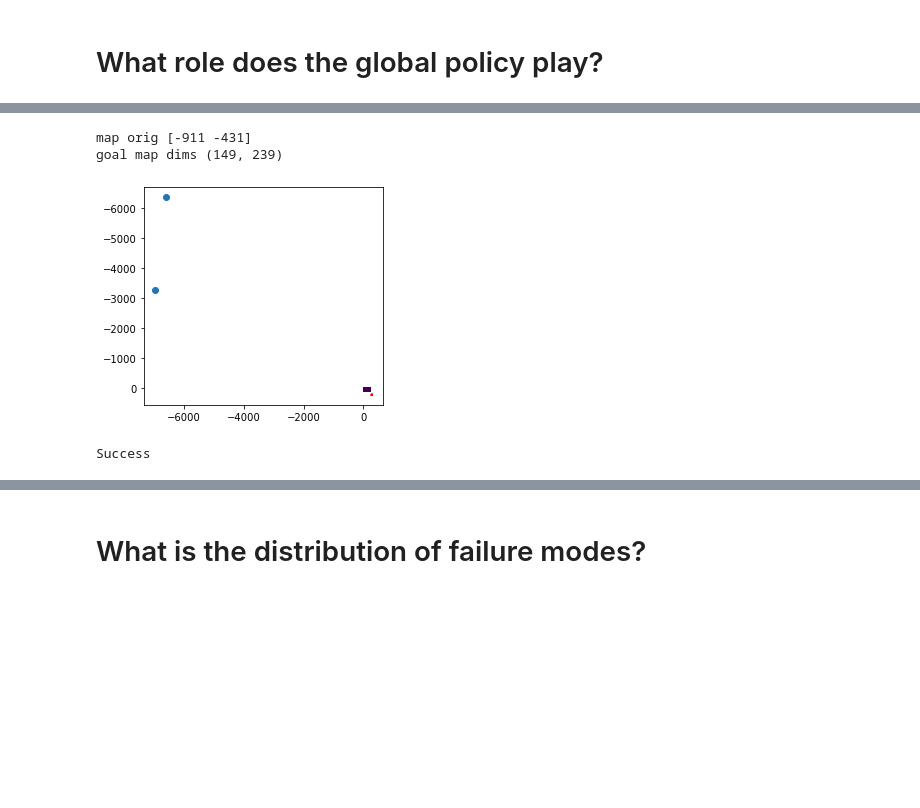
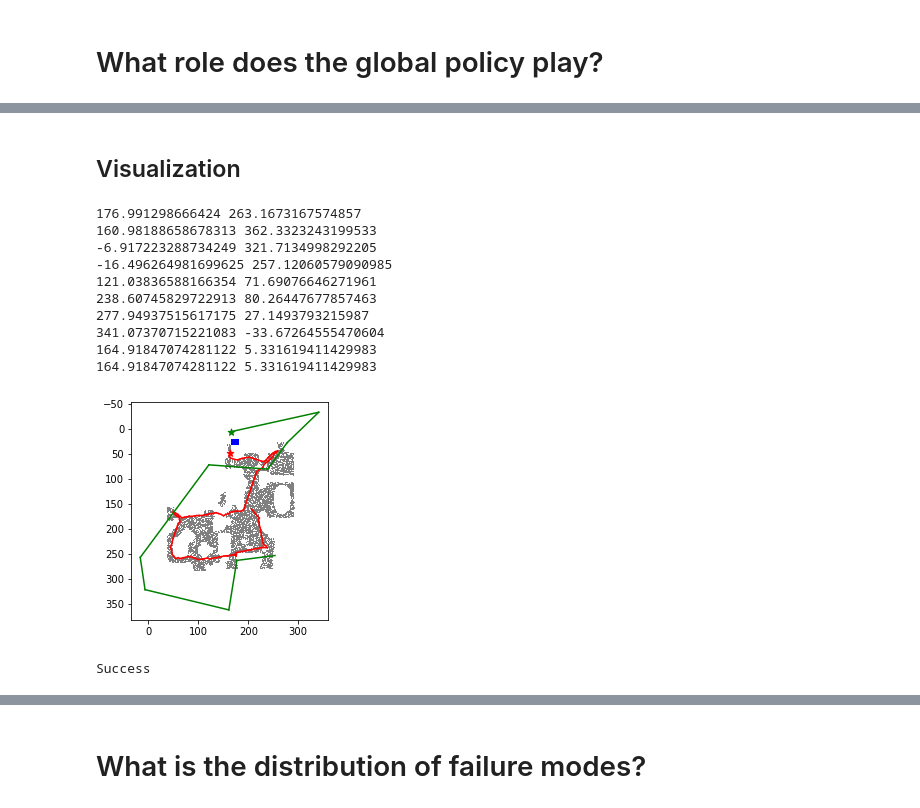
Before and after one commit to rish-raghu/Object-Goal-Navigation, a Jupyter notebook: Analysis.ipynb, the cells around one changed output, grey strips where cells are left out. Cells and saved outputs as stored; diff of their text form; code cells hidden in the pictures; blank space fills up the shorter version.

```diff
--- a/Analysis.ipynb
+++ b/Analysis.ipynb
@@ -187,7 +243,0 @@ def render_goals(episode_idx):
-# %%
-sem_map = render_goals(4)
-#print(np.sum(sem_map==4))
-#cmap = colors.ListedColormap(['white', 'blue', 'red'])
-#bounds=[-1,1,3,5]
-#norm = colors.BoundaryNorm(bounds, cmap.N)
-#plt.imshow(sem_map, cmap=cmap)
@@ -214,7 +244,52 @@ Success
+# %% [markdown]
+## Visualization
+# %%
+def render_episode(episode_idx, render_goals=False):
+    episode = episode_data[episode_idx]
+    scene = episode["scene_id"][16:-4]
+
+    sem_map = dataset_info[scene][episode["floor_id"]]["sem_map"]
+    render_map = np.zeros_like(sem_map[0])
+    goal_map = sem_map[episode["object_id"]+1].astype(int)
+    trav_map = sem_map[0].astype(int)
+    render_map[trav_map==1] = 1
+    render_map[goal_map==1] = 2
+
+    cmap = colors.ListedColormap(['white','gray','blue'])
+    plt.imshow(render_map, cmap=cmap)
+
+    prev_x, prev_y = global_to_gt_point(episode["positions"][0][1], episode["positions"][0][0], episode)
+    for step in range(1, len(episode["positions"])):
+        next_x, next_y = global_to_gt_point(episode["positions"][step][1], episode["positions"][step][0], episode)
+        plt.plot([prev_x, next_x], [prev_y, next_y], color="red")
+        prev_x, prev_y = next_x, next_y
+    plt.scatter(prev_x, prev_y, marker="*", color="red", s=50)
+
+    if render_goals and len(episode["policy_goals"]):
+        prev_x, prev_y = global_to_gt_point(episode["policy_goals"][0][0][1], episode["policy_goals"][0][0][0], episode)
+        for step in range(1, len(episode["policy_goals"])):
+            next_x, next_y = global_to_gt_point(episode["policy_goals"][step][0][1], episode["policy_goals"][step][0][0], episode)
+            print(next_x, next_y)
+            plt.plot([prev_x, next_x], [prev_y, next_y], color="green")
+            prev_x, prev_y = next_x, next_y
+        plt.scatter(prev_x, prev_y, marker="*", color="green", s=50)
+        print(prev_x, prev_y)
+
+    plt.show()
+    x = "Success" if episode["success"] else "Failure"
+    print(x)
 # %%
-sem_map = render_goals(0)
+sem_map = render_episode(8, render_goals=True)
 # %% [output]
-map orig [-911 -431]
-goal map dims (149, 239)
+176.991298666424 263.1673167574857
+160.98188658678313 362.3323243199533
+-6.917223288734249 321.7134998292205
+-16.496264981699625 257.12060579090985
+121.03836588166354 71.69076646271961
+238.60745829722913 80.26447677857463
+277.94937515617175 27.1493793215987
+341.07370715221083 -33.67264555470604
+164.91847074281122 5.331619411429983
+164.91847074281122 5.331619411429983
-[figure, old version]
+[figure, new version]
 Success
```
Also changed, not shown: parts of 29 cells of this notebook.
